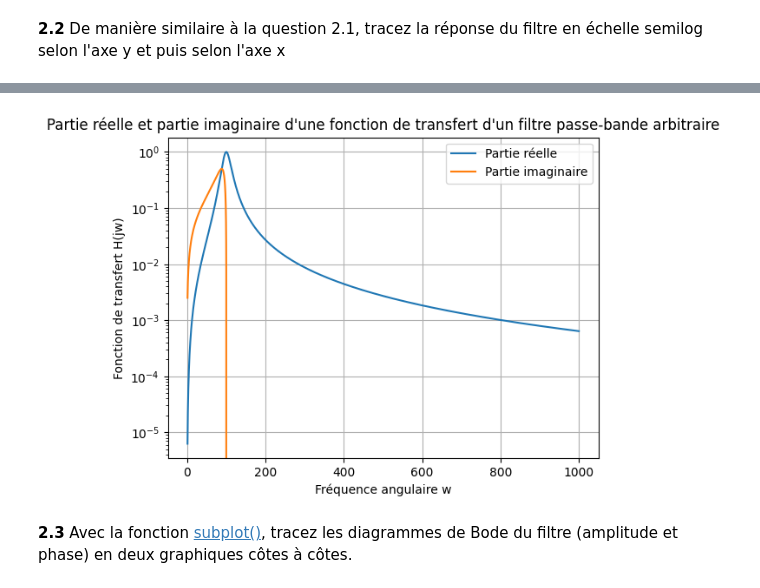
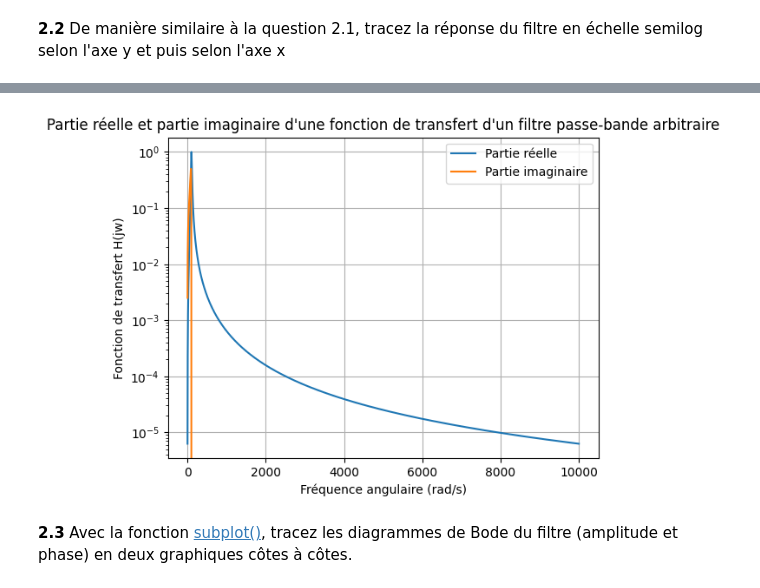
Before and after one commit to JustineLejeune/Mandat-0, a Jupyter notebook: mandat0_exercices.ipynb, the cells around one changed output, grey strips where cells are left out. Saved outputs shown, nothing was run; the diff lists cells and outputs as text; code cells hidden in the pictures.

```diff
--- a/mandat0_exercices.ipynb
+++ b/mandat0_exercices.ipynb
@@ -73,7 +73,7 @@ __2.1__ À l'aide la fonction [plt.plot()](https://matplotlib.org/stable/api/_as
 Q_arbitraire = 4
 omega0_arbitraire = 100
 omega_low_arbitraire = 1
-omega_high_arbitraire = 1000
+omega_high_arbitraire = 10000
 
 #Création de la fonction et extraction de ses parties réelles et imaginaires
 abscisse, filtre_arbitraire = filtre_passe_bande(Q_arbitraire,omega0_arbitraire,omega_low_arbitraire,omega_high_arbitraire)
@@ -84,7 +84,7 @@ imag_filtre_arbitraire = np.imag(filtre_arbitraire)
 plt.plot(abscisse, real_filtre_arbitraire)
 plt.plot(abscisse, imag_filtre_arbitraire)
 plt.grid(True)
-plt.xlabel("Fréquence angulaire w")
+plt.xlabel("Fréquence angulaire (rad/s)")
 plt.ylabel("Fonction de transfert H(jw)")
 plt.title("Partie réelle et partie imaginaire d'une fonction de transfert d'un filtre passe-bande arbitraire")
 plt.legend(["Partie réelle", "Partie imaginaire"])
@@ -109,16 +109,16 @@ plt.show()
 # %%
 #Affichage du graphique et de ses composantes avec une échelle semi-log en y
 plt.plot(abscisse, real_filtre_arbitraire)
 plt.plot(abscisse, imag_filtre_arbitraire)
 plt.semilogy()
 plt.grid(True)
-plt.xlabel("Fréquence angulaire w")
+plt.xlabel("Fréquence angulaire (rad/s)")
 plt.ylabel("Fonction de transfert H(jw)")
 plt.title("Partie réelle et partie imaginaire d'une fonction de transfert d'un filtre passe-bande arbitraire")
 plt.legend(["Partie réelle", "Partie imaginaire"])
 plt.show()
 # %% [output]
-[figure, old version]
+[figure, new version]
 # %% [markdown]
 __2.3__ Avec la fonction [subplot()](https://matplotlib.org/stable/api/_as_gen/matplotlib.pyplot.subplot.html#matplotlib.pyplot.subplot), tracez les diagrammes de Bode du filtre (amplitude et phase) en deux graphiques côtes à côtes.
 # %%
```
Also changed, not shown: parts of 11 cells of this notebook, 1 other file.
